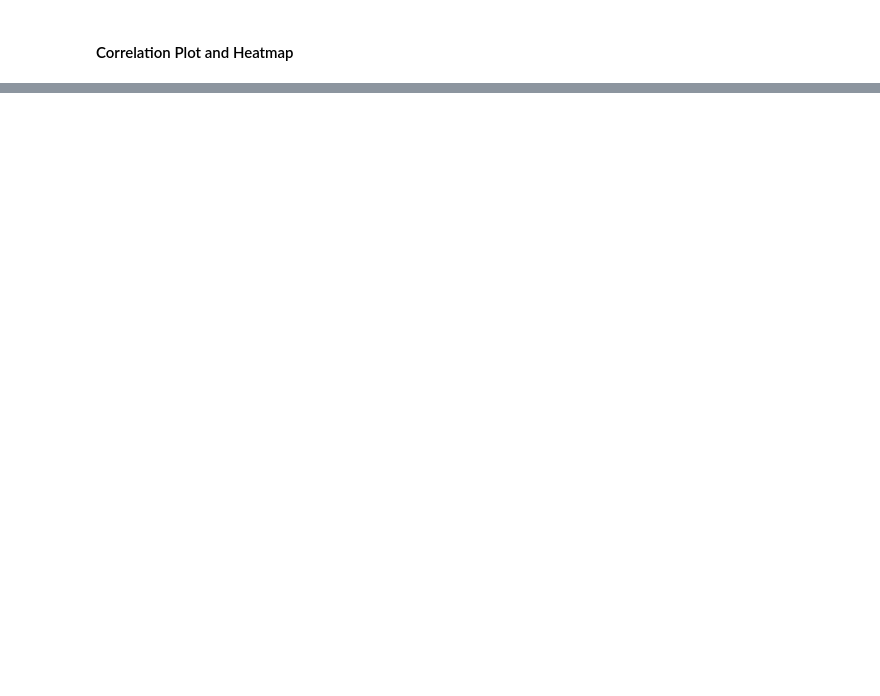
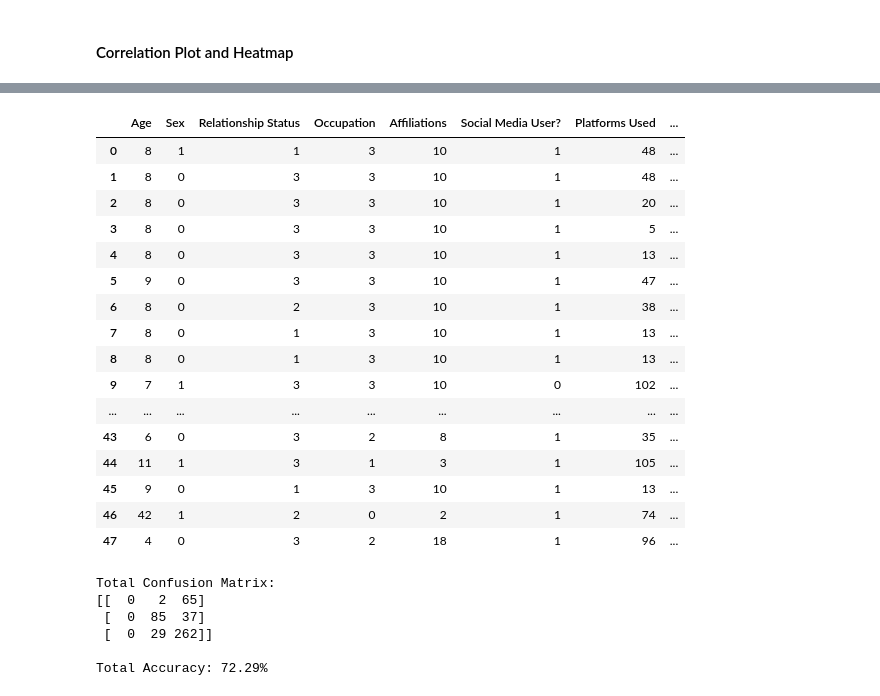
Before and after one commit to cepdnaclk/e19-co544-Concentration-Difficulty-Prediction-Model, a Jupyter notebook: model.ipynb, the cells around one changed output, grey strips where cells are left out. Saved outputs shown, nothing was run; the diff lists cells and outputs as text; code cells hidden in the pictures; blank space fills up the shorter version.

```diff
--- a/model.ipynb
+++ b/model.ipynb
@@ -596,0 +616,40 @@ The predicted class for the given input is: 4
+# %%
+data.head(48)
+# %% [output]
+|  | Age | Sex | Relationship Status | Occupation | Affiliations | Social Media User? | Platforms Used | ... |
+| 0 | 8 | 1 | 1 | 3 | 10 | 1 | 48 | ... |
+| 1 | 8 | 0 | 3 | 3 | 10 | 1 | 48 | ... |
+| 2 | 8 | 0 | 3 | 3 | 10 | 1 | 20 | ... |
+| 3 | 8 | 0 | 3 | 3 | 10 | 1 | 5 | ... |
+| 4 | 8 | 0 | 3 | 3 | 10 | 1 | 13 | ... |
+| 5 | 9 | 0 | 3 | 3 | 10 | 1 | 47 | ... |
+| 6 | 8 | 0 | 2 | 3 | 10 | 1 | 38 | ... |
+| 7 | 8 | 0 | 1 | 3 | 10 | 1 | 13 | ... |
+| 8 | 8 | 0 | 1 | 3 | 10 | 1 | 13 | ... |
+| 9 | 7 | 1 | 3 | 3 | 10 | 0 | 102 | ... |
+| ... | ... | ... | ... | ... | ... | ... | ... | ... |
+| 43 | 6 | 0 | 3 | 2 | 8 | 1 | 35 | ... |
+| 44 | 11 | 1 | 3 | 1 | 3 | 1 | 105 | ... |
+| 45 | 9 | 0 | 1 | 3 | 10 | 1 | 13 | ... |
+| 46 | 42 | 1 | 2 | 0 | 2 | 1 | 74 | ... |
+| 47 | 4 | 0 | 3 | 2 | 18 | 1 | 96 | ... |
+# %%
+# Calculate total confusion matrix
+total_cm = np.sum(all_confusion_matrices, axis=0)
+
+# Print total confusion matrix
+print("\nTotal Confusion Matrix:")
+print(total_cm)
+
+# Calculate total accuracy
+total_accuracy = np.sum(np.diag(total_cm)) / np.sum(total_cm)
+
+# Print total accuracy
+print(f"\nTotal Accuracy: {total_accuracy:.2%}")
+# %% [output]
+Total Confusion Matrix:
+[[  0   2  65]
+ [  0  85  37]
+ [  0  29 262]]
+
+Total Accuracy: 72.29%
```
Also changed, not shown: parts of 19 cells of this notebook.
